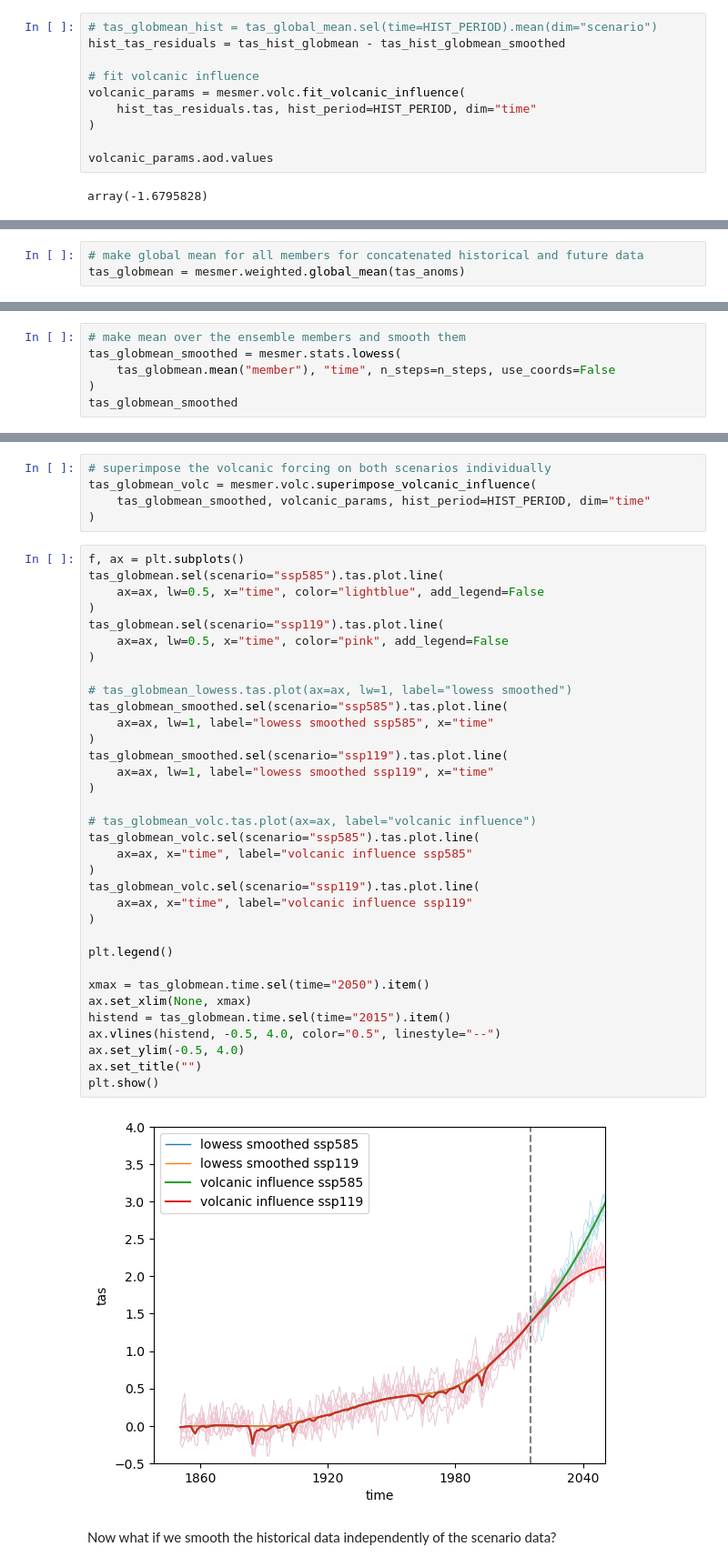
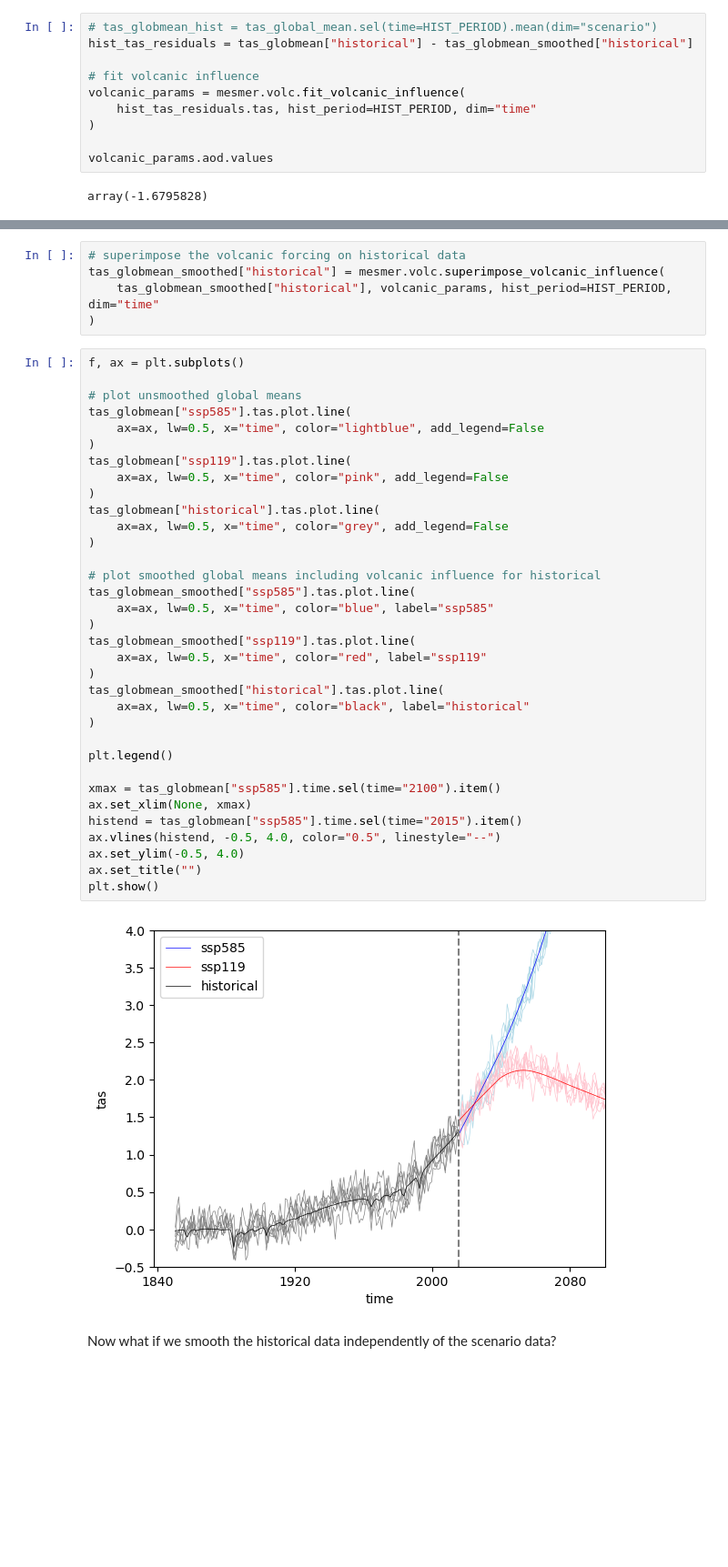
Before and after one commit to MESMER-group/mesmer, a Jupyter notebook: examples/Dataset_surfer.ipynb, the cells around one changed output, grey strips where cells are left out. Shown at 91% size. Cells and saved outputs as stored; diff of their text form; blank space fills up the shorter version.

```diff
--- a/examples/Dataset_surfer.ipynb
+++ b/examples/Dataset_surfer.ipynb
@@ -293,7 +236,7 @@ plt.show()
 We fit the parameter of the volcanic contributions on the purely historical smoothed data of all ensemble members available (irrespective of the future scenarios).
 # %%
 # tas_globmean_hist = tas_global_mean.sel(time=HIST_PERIOD).mean(dim="scenario")
-hist_tas_residuals = tas_hist_globmean - tas_hist_globmean_smoothed
+hist_tas_residuals = tas_globmean["historical"] - tas_globmean_smoothed["historical"]
 
 # fit volcanic influence
 volcanic_params = mesmer.volc.fit_volcanic_influence(
@@ -308,3 +248,0 @@ We now apply the volcanic forcing to the smoothed timeseries over the whole peri
-# %%
-# make global mean for all members for concatenated historical and future data
-tas_globmean = mesmer.weighted.global_mean(tas_anoms)
@@ -321,6 +248,0 @@ Here we now take a mean over the ensemble members, before smoothing them. It is
-# %%
-# make mean over the ensemble members and smooth them
-tas_globmean_smoothed = mesmer.stats.lowess(
-    tas_globmean.mean("member"), "time", n_steps=n_steps, use_coords=False
-)
-tas_globmean_smoothed
@@ -337,43 +251,43 @@ Now we superimpose the volcanic influence on each scenario's smoothed time serie
 # %%
-# superimpose the volcanic forcing on both scenarios individually
-tas_globmean_volc = mesmer.volc.superimpose_volcanic_influence(
-    tas_globmean_smoothed, volcanic_params, hist_period=HIST_PERIOD, dim="time"
+# superimpose the volcanic forcing on historical data
+tas_globmean_smoothed["historical"] = mesmer.volc.superimpose_volcanic_influence(
+    tas_globmean_smoothed["historical"], volcanic_params, hist_period=HIST_PERIOD, dim="time"
 )
 # %%
 f, ax = plt.subplots()
-tas_globmean.sel(scenario="ssp585").tas.plot.line(
+
+# plot unsmoothed global means
+tas_globmean["ssp585"].tas.plot.line(
     ax=ax, lw=0.5, x="time", color="lightblue", add_legend=False
 )
-tas_globmean.sel(scenario="ssp119").tas.plot.line(
+tas_globmean["ssp119"].tas.plot.line(
     ax=ax, lw=0.5, x="time", color="pink", add_legend=False
 )
-
-# tas_globmean_lowess.tas.plot(ax=ax, lw=1, label="lowess smoothed")
-tas_globmean_smoothed.sel(scenario="ssp585").tas.plot.line(
-    ax=ax, lw=1, label="lowess smoothed ssp585", x="time"
-)
-tas_globmean_smoothed.sel(scenario="ssp119").tas.plot.line(
-    ax=ax, lw=1, label="lowess smoothed ssp119", x="time"
+tas_globmean["historical"].tas.plot.line(
+    ax=ax, lw=0.5, x="time", color="grey", add_legend=False
 )
 
-# tas_globmean_volc.tas.plot(ax=ax, label="volcanic influence")
-tas_globmean_volc.sel(scenario="ssp585").tas.plot.line(
-    ax=ax, x="time", label="volcanic influence ssp585"
+# plot smoothed global means including volcanic influence for historical
+tas_globmean_smoothed["ssp585"].tas.plot.line(
+    ax=ax, lw=0.5, x="time", color="blue", label="ssp585"
 )
-tas_globmean_volc.sel(scenario="ssp119").tas.plot.line(
-    ax=ax, x="time", label="volcanic influence ssp119"
+tas_globmean_smoothed["ssp119"].tas.plot.line(
+    ax=ax, lw=0.5, x="time", color="red", label="ssp119"
+)
+tas_globmean_smoothed["historical"].tas.plot.line(
+    ax=ax, lw=0.5, x="time", color="black", label="historical"
 )
 
 plt.legend()
 
-xmax = tas_globmean.time.sel(time="2050").item()
+xmax = tas_globmean["ssp585"].time.sel(time="2100").item()
 ax.set_xlim(None, xmax)
-histend = tas_globmean.time.sel(time="2015").item()
+histend = tas_globmean["ssp585"].time.sel(time="2015").item()
 ax.vlines(histend, -0.5, 4.0, color="0.5", linestyle="--")
 ax.set_ylim(-0.5, 4.0)
 ax.set_title("")
 plt.show()
 # %% [output]
-[figure, old version]
+[figure, new version]
 # %% [markdown]
 Now what if we smooth the historical data independently of the scenario data?
```
Also changed, not shown: parts of 36 cells of this notebook.
